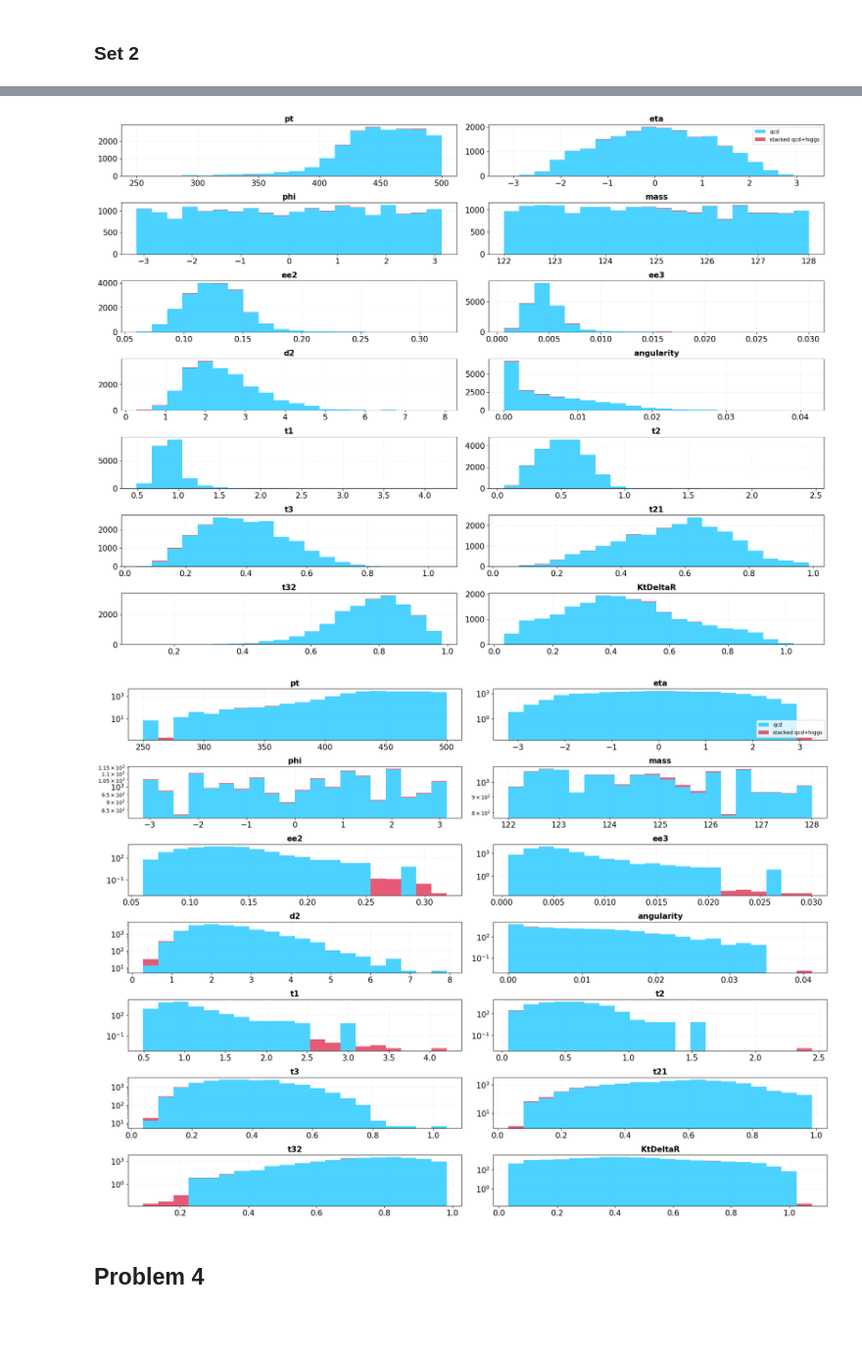
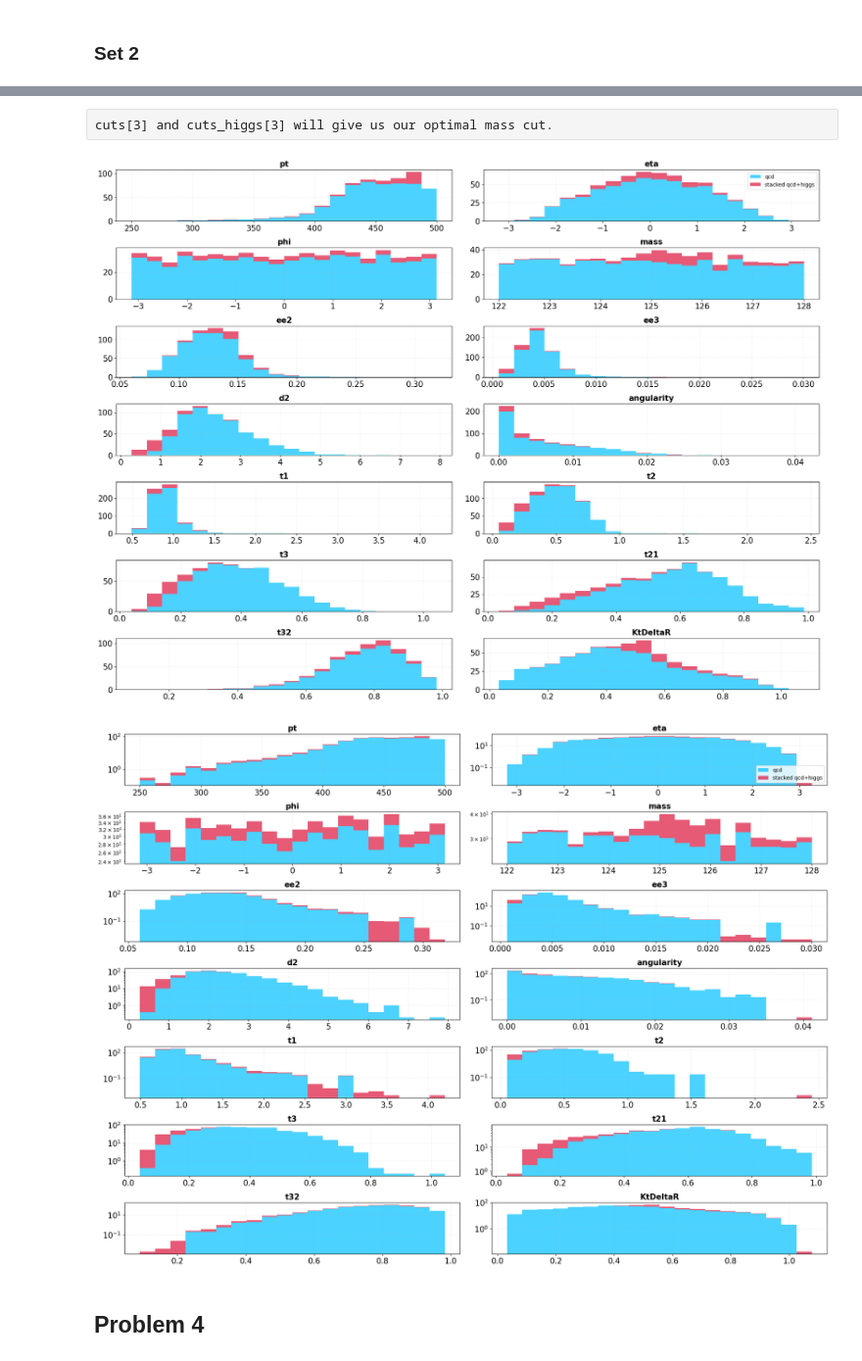
Before and after one commit to SOLHAUG13/Phys434_Autumn2021, a Jupyter notebook: Lab7/Lab7_PHYS434_Solhaug_Erik.ipynb, the cells around one changed output, grey strips where cells are left out. Shown at 98% size. Saved outputs shown, nothing was run; the diff lists cells and outputs as text; code cells hidden in the pictures; blank space fills up the shorter version.

```diff
--- a/Lab7/Lab7_PHYS434_Solhaug_Erik.ipynb
+++ b/Lab7/Lab7_PHYS434_Solhaug_Erik.ipynb
@@ -321 +308,6 @@ for item in N:
+# %%
+approx_significance = []
+for i in range(0, len(Nqcd)):
+    sig = N_Higgs/(Nqcd[i])**(1/2)
+    approx_significance.append(sig)
 # %%
@@ -350,8 +342,8 @@ for i in range(0,qcd.columns.size):
     X1 = qcd[f'{name}']
     X2 = higgs[f'{name}']
 
-    w1 = np.repeat((N_QCD/X1.size), X1.size)
-    w2 = np.repeat((N_Higgs/X2.size), X2.size)
+    w1 = np.ones(X1.size)*w_QCD
+    w2 = np.ones(X2.size)*w_Higgs
 
     bins = 100
 
@@ -377,8 +367,8 @@ for i in range(0,qcd.columns.size):
     X1 = qcd[f'{name}']
     X2 = higgs[f'{name}']
 
-    w1 = np.repeat((N_QCD/X1.size), X1.size)
-    w2 = np.repeat((N_Higgs/X2.size), X2.size)
+    w1 = np.ones(X1.size)*w_QCD
+    w2 = np.ones(X2.size)*w_Higgs
 
     bins = 100
 
@@ -401,27 +393,19 @@ We apply "cut4" to create Set 2:
+# %% [raw]
+cuts[3] and cuts_higgs[3] will give us our optimal mass cut.
 # %%
 plt.rcParams["figure.figsize"] = (20,15)
 
 fig, ax = plt.subplots(7, 2)
 fig.tight_layout(pad=3.0)
 
-mask1 = qcd['mass'] > 122
-mask2 = qcd['mass'] < 128
-cut = qcd[mask1]
-cut4 = cut[mask2]
-
-mask1 = higgs['mass'] > 122
-mask2 = higgs['mass'] < 128
-cut = higgs[mask1]
-cut4higgs = cut[mask2]
-
 for i in range(0,qcd.columns.size):
 
     name = qcd.columns[i]
-    X1 = cut4[f'{name}']
-    X2 = cut4higgs[f'{name}']
+    X1 = cuts[3][f'{name}']
+    X2 = cuts_higgs[3][f'{name}']
 
-    w1 = np.repeat((N_QCD/X1.size), X1.size)
-    w2 = np.repeat((N_Higgs/X2.size), X2.size)
+    w1 = np.ones(X1.size)*w_QCD
+    w2 = np.ones(X2.size)*w_Higgs
 
     bins = 20
 
@@ -435,7 +419,7 @@ for i in range(0,qcd.columns.size):
     ax[row, col].grid(linestyle='--', alpha=0.2)
 ax[0, 1].legend();
 # %% [output]
-[figure, old version]
+[figure, new version]
 # %%
 plt.rcParams["figure.figsize"] = (20,15)
 
@@ -445,36 +429,36 @@ fig.tight_layout(pad=3.0)
 mask1 = qcd['mass'] > 122
 mask2 = qcd['mass'] < 128
 cut = qcd[mask1]
 cut4 = cut[mask2]
 
 mask1 = higgs['mass'] > 122
 mask2 = higgs['mass'] < 128
 cut = higgs[mask1]
 cut4higgs = cut[mask2]
 
 for i in range(0,qcd.columns.size):
 
     name = qcd.columns[i]
     X1 = cut4[f'{name}']
     X2 = cut4higgs[f'{name}']
 
-    w1 = np.repeat((N_QCD/X1.size), X1.size)
-    w2 = np.repeat((N_Higgs/X2.size), X2.size)
+    w1 = np.ones(X1.size)*w_QCD
+    w2 = np.ones(X2.size)*w_Higgs
 
     bins = 20
 
     row = math.floor(i/2)
     col = i%2
 
     ax[row, col].tick_params(labelsize = 15)
     ax[row, col].tick_params(labelsize = 15)
     ax[row, col].hist([X1, X2], bins, stacked=True, color=['deepskyblue', 'crimson'], alpha=0.7, weights=[w1, w2], linewidth = 3, label = ['qcd', 'stacked qcd+higgs'])
     ax[row, col].set_title(f'{name}', fontsize = 15, fontweight='bold')
     ax[row, col].grid(linestyle='--', alpha=0.2)
     ax[row, col].set_yscale('log')
 ax[0, 1].legend();
 # %% [output]
-[figure, old version]
+[figure, new version]
 # %% [markdown]
 ## Problem 4
 # %% [markdown]
```
Also changed, not shown: parts of 31 cells of this notebook.
